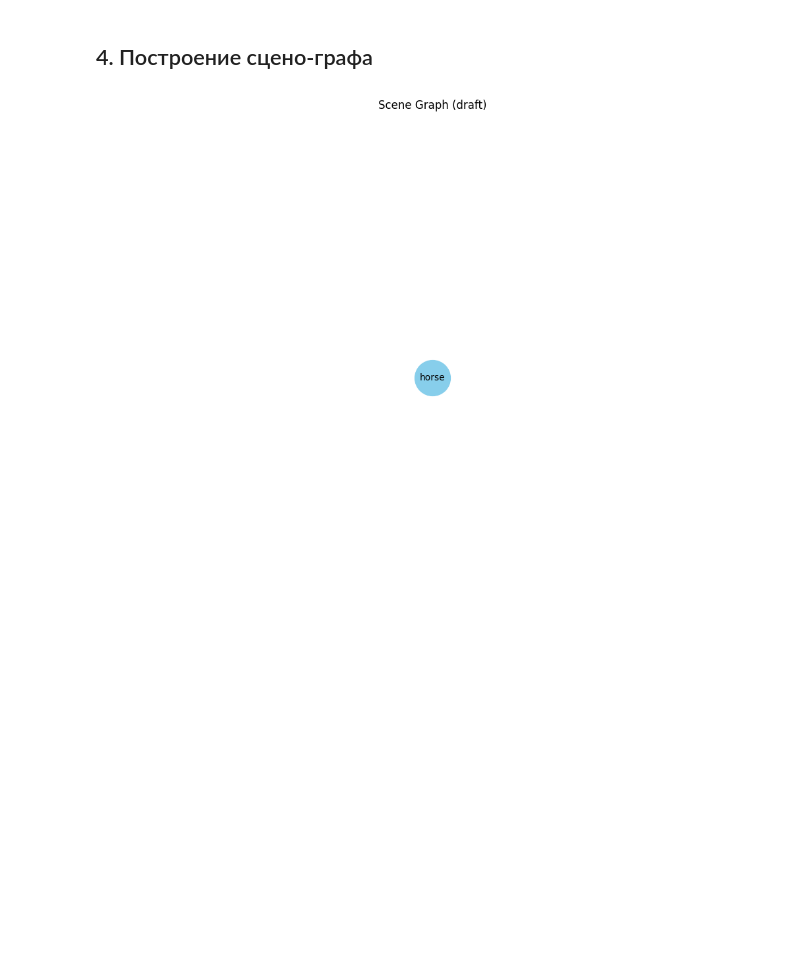
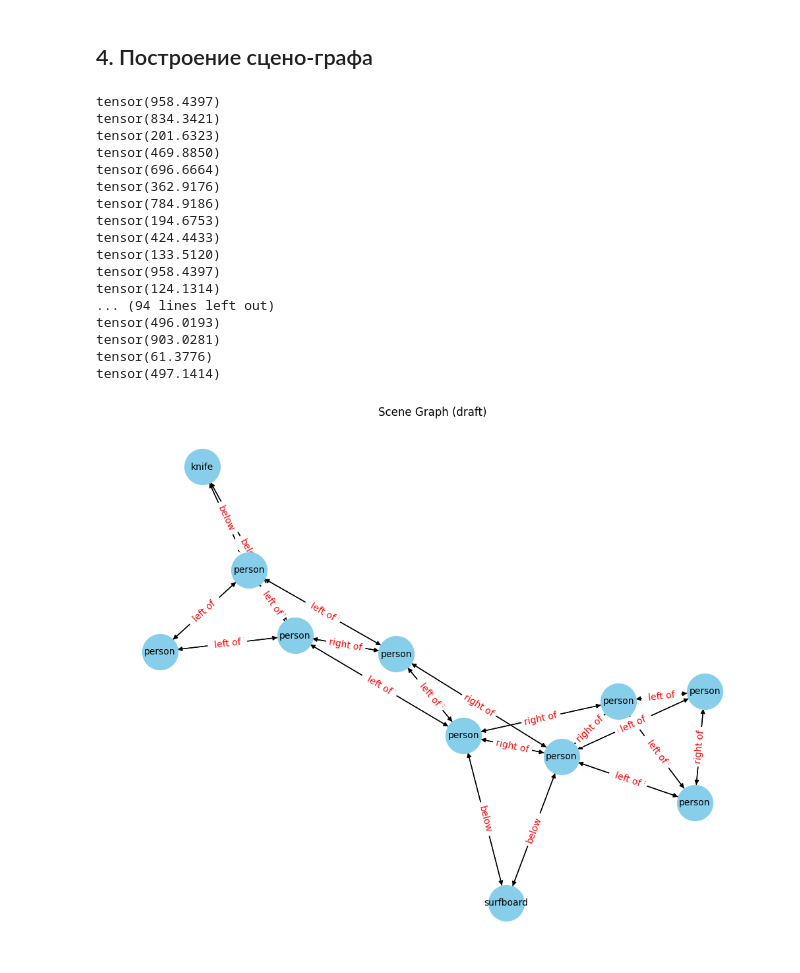
Before and after one commit to alexander-toschev/cv-course, a Jupyter notebook: semantic/Practise_semantic.ipynb, the cells around one changed output. Drawn from its saved outputs; the diff is of its cells as text; code cells hidden in the pictures; blank space fills up the shorter version.

```diff
--- a/semantic/Practise_semantic.ipynb
+++ b/semantic/Practise_semantic.ipynb
@@ -25,6 +27,6 @@ model = model.eval()
 
 # Загружаем изображение (замени на свое при необходимости)
 !wget https://upload.wikimedia.org/wikipedia/commons/9/9a/Pug_600.jpg -O test_image.jpg
-image = Image.open('test_image.jpg').convert("RGB")
+image = Image.open('/content/1056996866_0_0_3072_2048_1440x900_80_0_1_559f66459f2e83d342b7555b4cd13c59.jpg.webp').convert("RGB")
 img_tensor = F.to_tensor(image).unsqueeze(0)
 # %% [output]
@@ -75,28 +94,71 @@ Object 0: horse - Box: [77.60284423828125, 18.907333374023438, 536.2100830078125
+# %%
+import numpy as np
+# Порог расстояния, выше которого объекты считаются "far away"
+DISTANCE_THRESHOLD = 400  # пиксели, подберите под свои данные
+
+# Функция для определения отношения на основе координат
+def determine_relation(box1, box2):
+    center1 = ((box1[0] + box1[2]) / 2, (box1[1] + box1[3]) / 2)
+    center2 = ((box2[0] + box2[2]) / 2, (box2[1] + box2[3]) / 2)
+
+    dx = center2[0] - center1[0]
+    dy = center2[1] - center1[1]
+    distance = np.hypot(dx, dy)
+    print(distance)
+
+    if distance > DISTANCE_THRESHOLD:
+        return None  # слишком далеко — нет связи
+
+    if abs(dx) > abs(dy):
+        return "right of" if dx > 0 else "left of"
+    else:
+        return "below" if dy > 0 else "above"
 # %% [markdown]
 ## 4. Построение сцено-графа
 # %%
 
 # Строим граф
 G = nx.DiGraph()
 
 # Добавляем объекты как узлы
 for idx, label in enumerate(labels):
     G.add_node(idx, label=COCO_INSTANCE_CATEGORY_NAMES[label])
 
 # Добавляем все возможные пары как ребра
 for i in range(len(labels)):
     for j in range(len(labels)):
         if i != j:
-            G.add_edge(i, j, relation="unknown")
+            relation = determine_relation(boxes[i], boxes[j])
+
+            if relation:  # если не None
+                G.add_edge(i, j, relation=relation)
+
 
 # Визуализация
 plt.figure(figsize=(10, 8))
 pos = nx.spring_layout(G)
 labels_node = nx.get_node_attributes(G, 'label')
 nx.draw(G, pos, with_labels=True, labels=labels_node, node_color='skyblue', node_size=1500, font_size=10, arrows=True)
 edge_labels = nx.get_edge_attributes(G, 'relation')
 nx.draw_networkx_edge_labels(G, pos, edge_labels=edge_labels, font_color='red')
 plt.title("Scene Graph (draft)")
 plt.show()
 # %% [output]
+tensor(958.4397)
+tensor(834.3421)
+tensor(201.6323)
+tensor(469.8850)
+tensor(696.6664)
+tensor(362.9176)
+tensor(784.9186)
+tensor(194.6753)
+tensor(424.4433)
+tensor(133.5120)
+tensor(958.4397)
+tensor(124.1314)
+... (94 lines left out)
+tensor(496.0193)
+tensor(903.0281)
+tensor(61.3776)
+tensor(497.1414)
-[figure, old version]
+[figure, new version]
```
Also changed, not shown: parts of 6 cells of this notebook.
